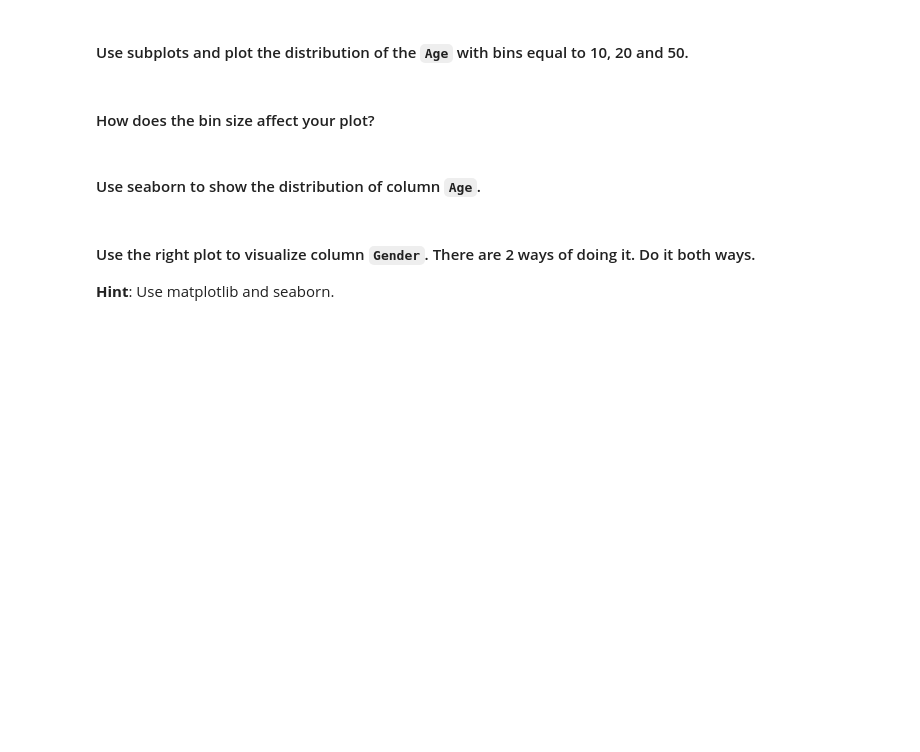
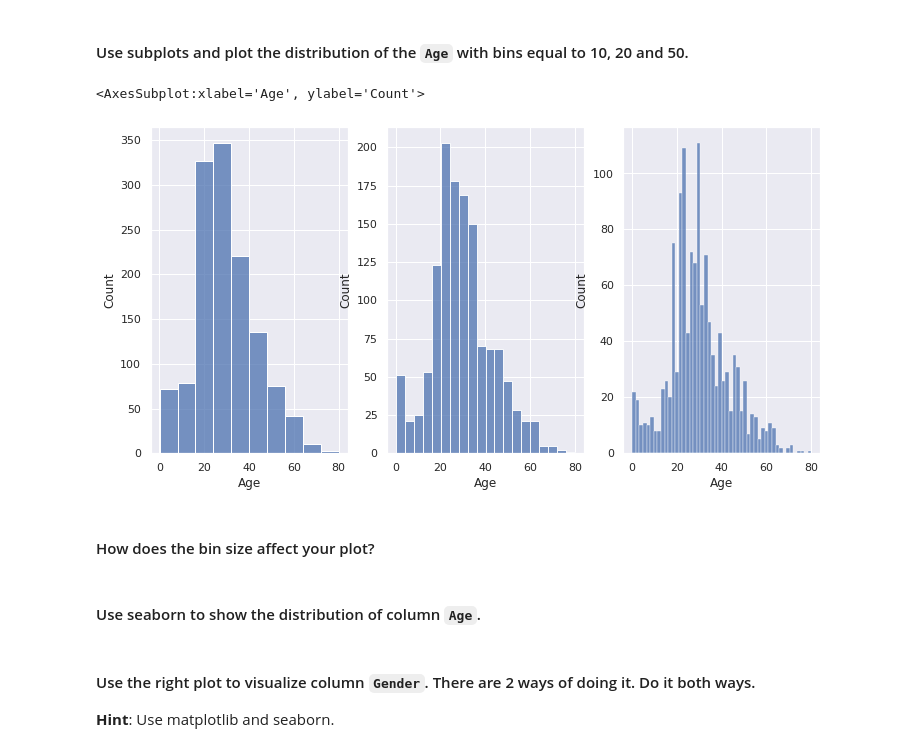
Before and after one commit to Ironhack-Data-Madrid-Enero-2022/lab-matplotlib-seaborn, a Jupyter notebook: your-code/main.ipynb, the cells around one changed output. Drawn from its saved outputs; the diff is of its cells as text; code cells hidden in the pictures; blank space fills up the shorter version.

```diff
--- a/your-code/main.ipynb
+++ b/your-code/main.ipynb
@@ -120,3 +155,20 @@ plot_2 = sns.barplot(x = Day_list, y = 'Steps',data = fitbit_t2, palette = "Blue
+# %%
+fig, axs = plt.subplots(nrows=1, ncols=3, figsize=(12,6))
+
+# 10
+sns.histplot(data = "titanic", x = titanic.Age, bins=10, ax=axs[0])
+#axs[0].set_title(bulbasaur.name)
+
+# 20
+sns.histplot(data = "titanic", x = titanic.Age, bins=20, ax=axs[1])
+#axs[1].set_title(charmander.name)
+
+# 50
+sns.histplot(data = "titanic", x = titanic.Age, bins =50, ax=axs[2])
+#axs[2].set_title(squirtle.name)
+# %% [output]
+<AxesSubplot:xlabel='Age', ylabel='Count'>
+[figure, added]
 # %% [markdown]
 #### How does the bin size affect your plot?
 # %%
```
Also changed, not shown: parts of 15 cells of this notebook.
